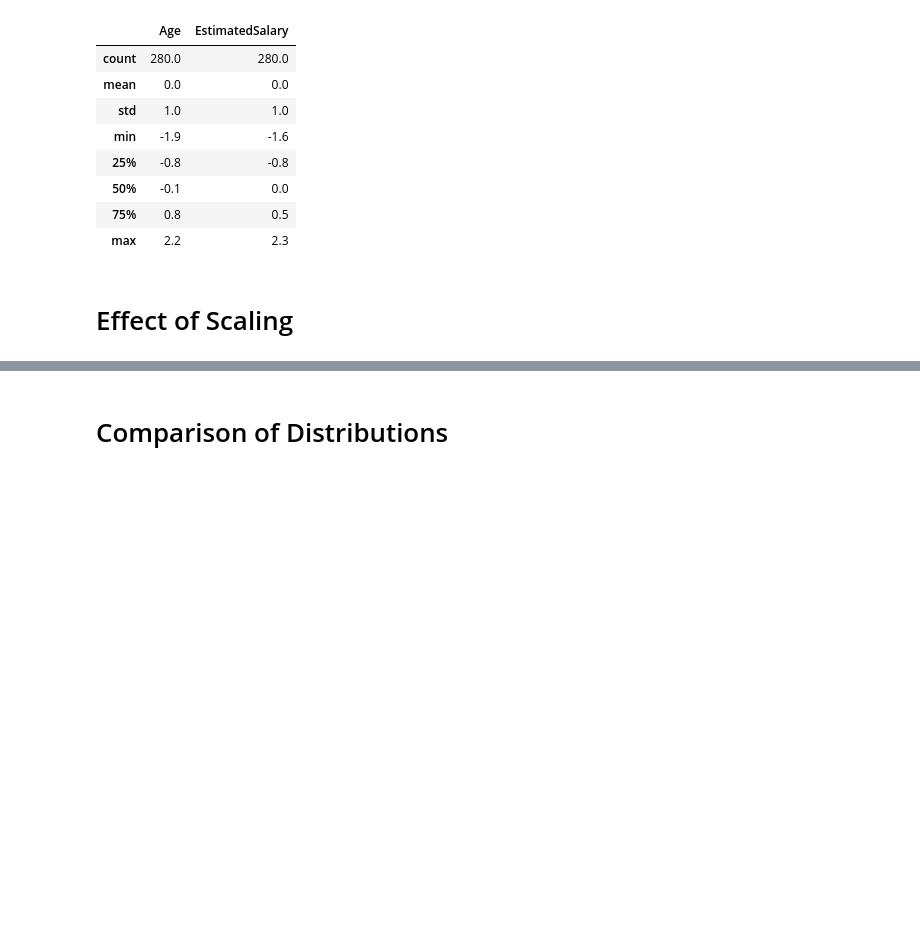
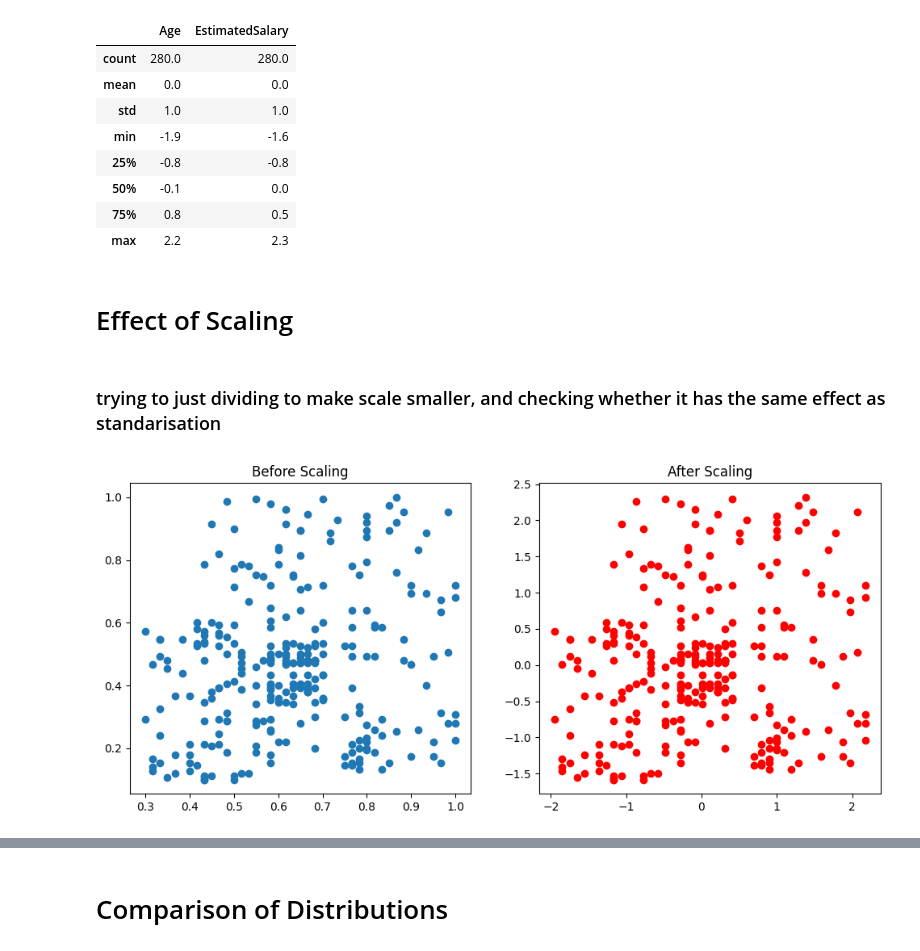
Before and after one commit to harzrawat/Internship_practice, a Jupyter notebook: my_practice/100ML/day24-standardization/day24.ipynb, the cells around one changed output, grey strips where cells are left out. Drawn from its saved outputs; the diff is of its cells as text; code cells hidden in the pictures; blank space fills up the shorter version.

```diff
--- a/my_practice/100ML/day24-standardization/day24.ipynb
+++ b/my_practice/100ML/day24-standardization/day24.ipynb
@@ -106,6 +119,20 @@ np.round(X_train_scaled.describe(), 1)
 | max | 2.2 | 2.3 |
 # %% [markdown]
 # Effect of Scaling
+# %% [markdown]
+### trying to just dividing to make scale smaller, and checking whether it has the same effect as standarisation
+# %%
+# here I have just divided the column with the largest number to bring the range between 0 to 1.
+
+fig, (ax1, ax2) = plt.subplots(ncols=2, figsize=(12, 5))
+
+ax1.scatter(X_train['Age']/60, X_train['EstimatedSalary']/150000)
+ax1.set_title("Before Scaling")
+ax2.scatter(X_train_scaled['Age'], X_train_scaled['EstimatedSalary'],color='red')
+ax2.set_title("After Scaling")
+plt.show()
+# %% [output]
+[figure, added]
 # %%
 fig, (ax1, ax2) = plt.subplots(ncols=2, figsize=(12, 5))
 
```
Also changed, not shown: parts of 12 cells of this notebook.
